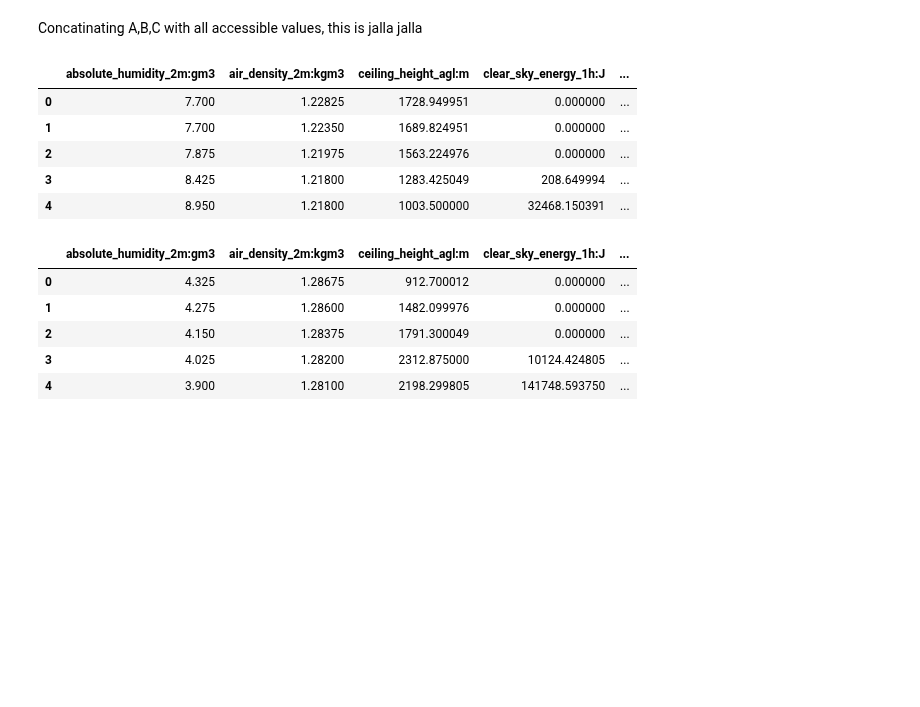
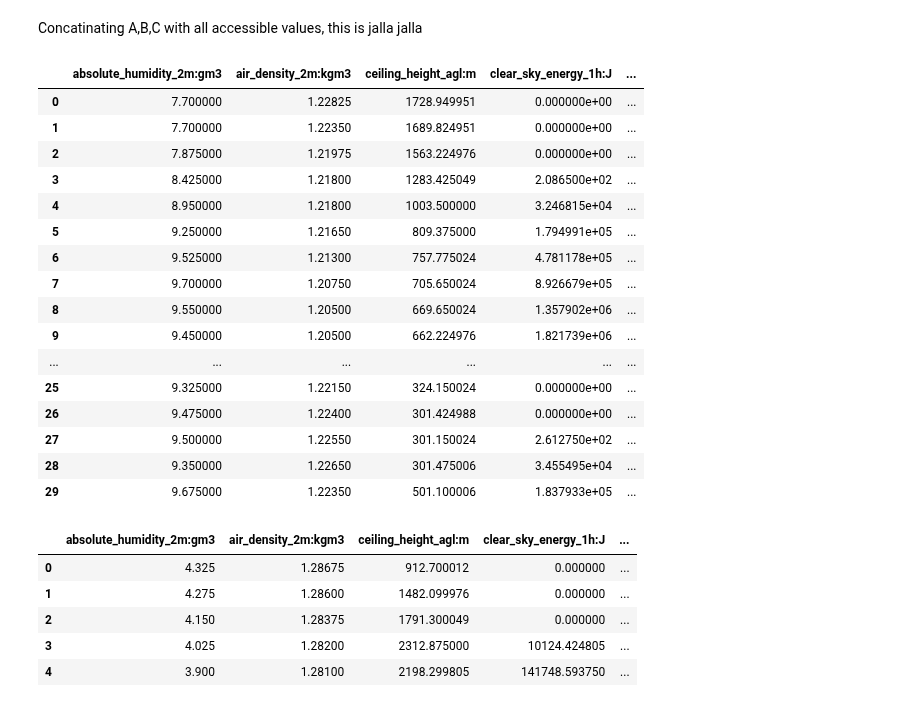
Before and after one commit to mikaelste/TDT4173-project, a Jupyter notebook: henning mats/play.ipynb, the cells around one changed output. Saved outputs shown, nothing was run; the diff lists cells and outputs as text; code cells hidden in the pictures; blank space fills up the shorter version.

```diff
--- a/henning mats/play.ipynb
+++ b/henning mats/play.ipynb
@@ -224,14 +224,26 @@ test_A_B_C = pd.concat([test_A,test_B,test_C],ignore_index=True)
 #test_A_B_C.head()
 #A_B_C_all.head()
 A_B_C_all = Master.timestamp(A_B_C_all,"date_forecast")
-A_B_C_all.head()
-# %% [output]
-|  | absolute_humidity_2m:gm3 | air_density_2m:kgm3 | ceiling_height_agl:m | clear_sky_energy_1h:J | ... |
-| 0 | 7.700 | 1.22825 | 1728.949951 | 0.000000 | ... |
-| 1 | 7.700 | 1.22350 | 1689.824951 | 0.000000 | ... |
-| 2 | 7.875 | 1.21975 | 1563.224976 | 0.000000 | ... |
-| 3 | 8.425 | 1.21800 | 1283.425049 | 208.649994 | ... |
-| 4 | 8.950 | 1.21800 | 1003.500000 | 32468.150391 | ... |
+# %%
+A_B_C_all.head(30)
+# %% [output]
+|  | absolute_humidity_2m:gm3 | air_density_2m:kgm3 | ceiling_height_agl:m | clear_sky_energy_1h:J | ... |
+| 0 | 7.700000 | 1.22825 | 1728.949951 | 0.000000e+00 | ... |
+| 1 | 7.700000 | 1.22350 | 1689.824951 | 0.000000e+00 | ... |
+| 2 | 7.875000 | 1.21975 | 1563.224976 | 0.000000e+00 | ... |
+| 3 | 8.425000 | 1.21800 | 1283.425049 | 2.086500e+02 | ... |
+| 4 | 8.950000 | 1.21800 | 1003.500000 | 3.246815e+04 | ... |
+| 5 | 9.250000 | 1.21650 | 809.375000 | 1.794991e+05 | ... |
+| 6 | 9.525000 | 1.21300 | 757.775024 | 4.781178e+05 | ... |
+| 7 | 9.700000 | 1.20750 | 705.650024 | 8.926679e+05 | ... |
+| 8 | 9.550000 | 1.20500 | 669.650024 | 1.357902e+06 | ... |
+| 9 | 9.450000 | 1.20500 | 662.224976 | 1.821739e+06 | ... |
+| ... | ... | ... | ... | ... | ... |
+| 25 | 9.325000 | 1.22150 | 324.150024 | 0.000000e+00 | ... |
+| 26 | 9.475000 | 1.22400 | 301.424988 | 0.000000e+00 | ... |
+| 27 | 9.500000 | 1.22550 | 301.150024 | 2.612750e+02 | ... |
+| 28 | 9.350000 | 1.22650 | 301.475006 | 3.455495e+04 | ... |
+| 29 | 9.675000 | 1.22350 | 501.100006 | 1.837933e+05 | ... |
 # %%
 test_A_B_C.head()
 # %% [output]
```
Also changed, not shown: 1 other file.
